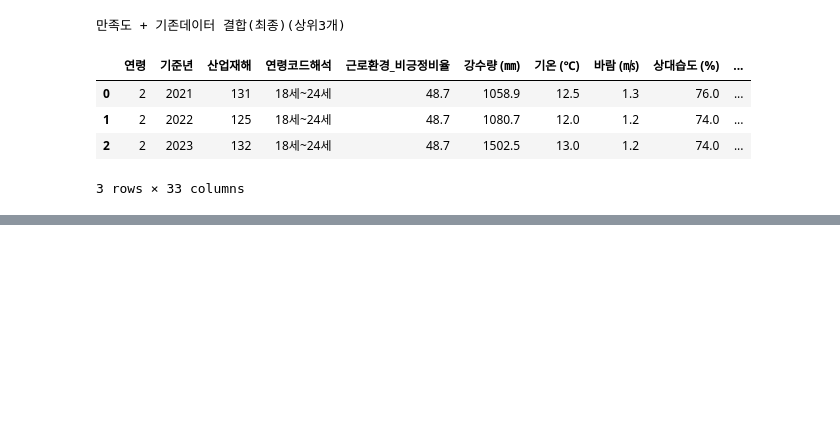
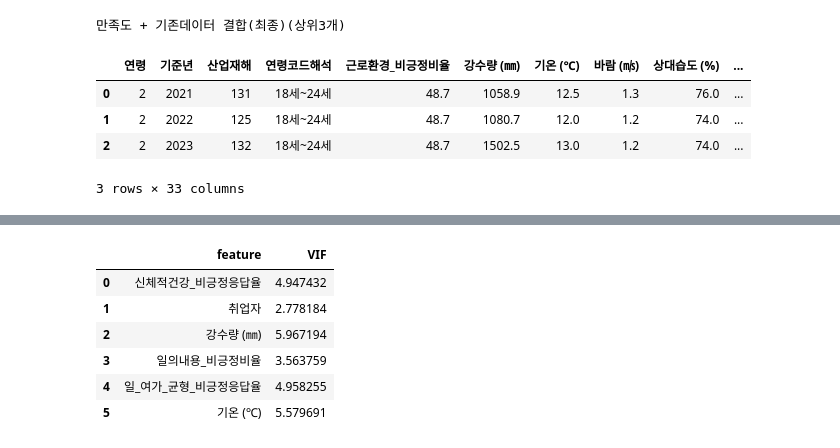
Before and after one commit to starpilpython/cheonan_data_contest, a Jupyter notebook: 분석보고서.ipynb, the cells around one changed output, grey strips where cells are left out. Saved outputs shown, nothing was run; the diff lists cells and outputs as text; code cells hidden in the pictures; blank space fills up the shorter version.

```diff
--- a/분석보고서.ipynb
+++ b/분석보고서.ipynb
@@ -560,0 +654,10 @@ display(cheonan_oa_df_final.head(3))
+# %%
+calculate_vif(data[selected_vars])
+# %% [output]
+|  | feature | VIF |
+| 0 | 신체적건강_비긍정응답율 | 4.947432 |
+| 1 | 취업자 | 2.778184 |
+| 2 | 강수량 (㎜) | 5.967194 |
+| 3 | 일의내용_비긍정비율 | 3.563759 |
+| 4 | 일_여가_균형_비긍정응답율 | 4.958255 |
+| 5 | 기온 (℃) | 5.579691 |
```
Also changed, not shown: parts of 8 cells of this notebook.
